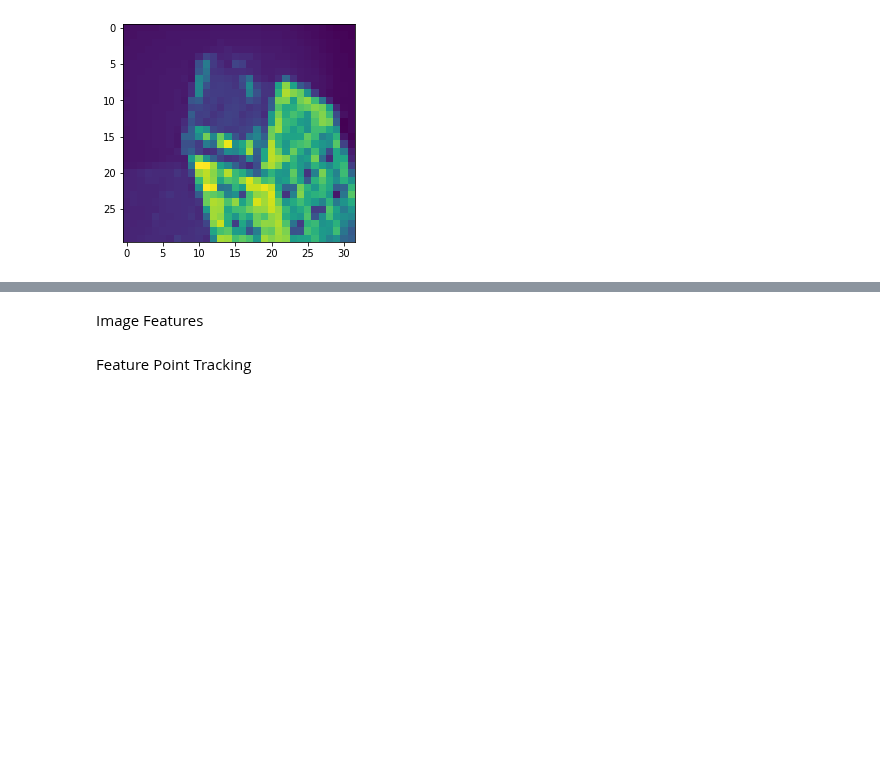
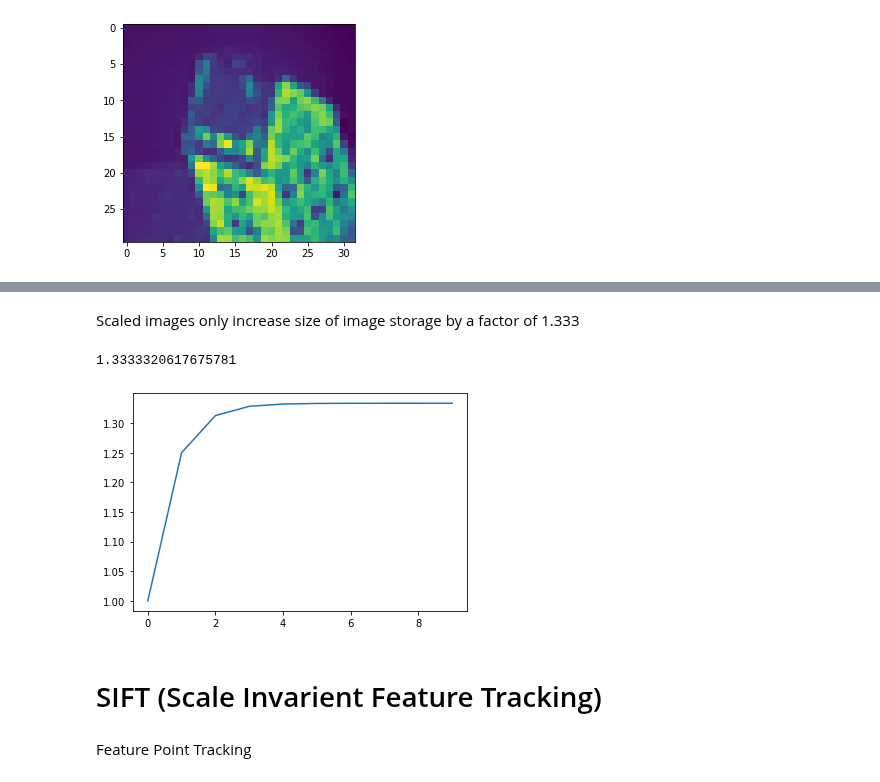
Before and after one commit to Tsmorz/computer-vision, a Jupyter notebook: SfM/SfM.ipynb, the cells around one changed output, grey strips where cells are left out. Drawn from its saved outputs; the diff is of its cells as text; code cells hidden in the pictures; blank space fills up the shorter version.

```diff
--- a/SfM/SfM.ipynb
+++ b/SfM/SfM.ipynb
@@ -73,2 +69,0 @@ plt.imshow(scaled[3][0])
-# %% [markdown]
-Image Features
@@ -76,0 +70,15 @@ Image Features
+# %% [markdown]
+Scaled images only increase size of image storage by a factor of 1.333
+# %%
+num = 10
+total = np.ones(num)
+for i in range(1,num):
+    total[i] = total[i-1] + 1/(2**i)**2
+
+plt.plot(total)
+total[-1]
+# %% [output]
+1.3333320617675781
+[figure, added]
+# %% [markdown]
+# SIFT (Scale Invarient Feature Tracking)
```
Also changed, not shown: parts of 3 cells of this notebook, 2 other files.
